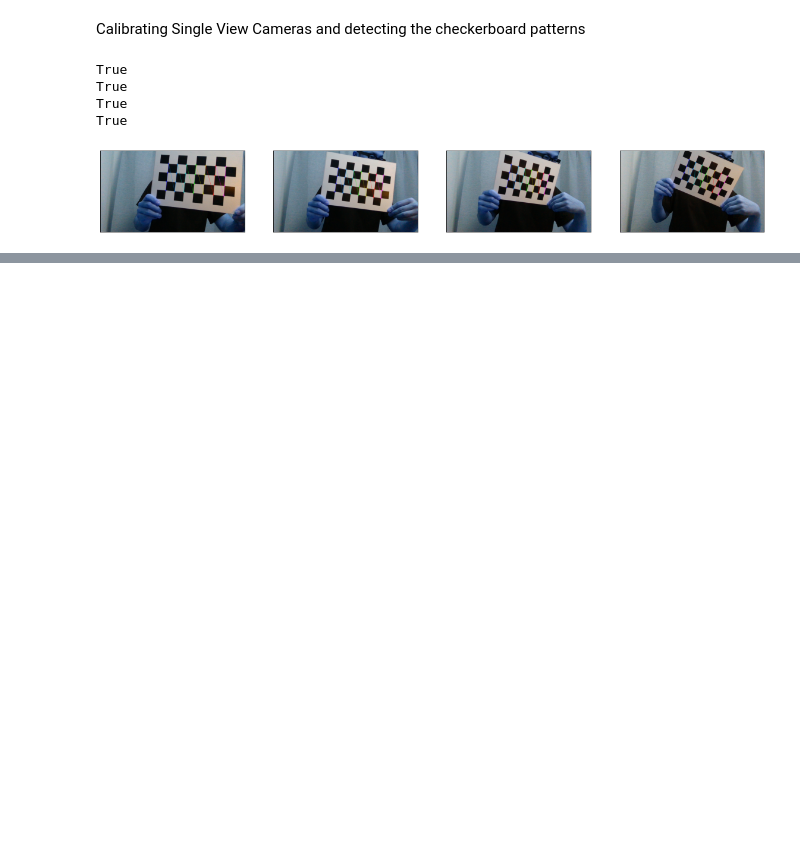
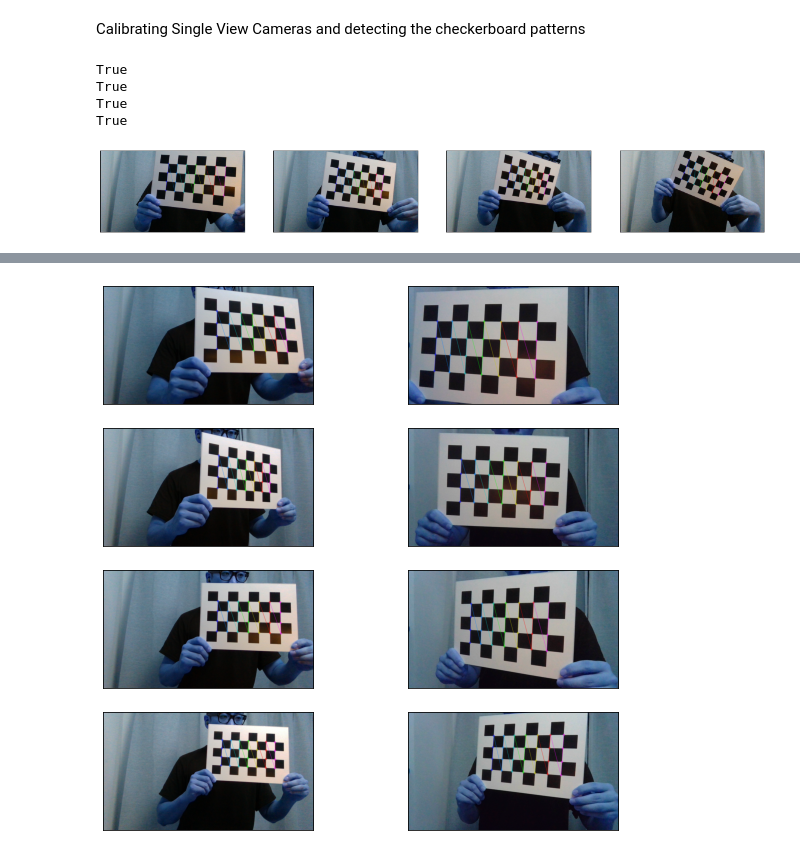
Before and after one commit to mobarakol/computer_vision_tutorial, a Jupyter notebook: Stereo_Camera_Calibration_Triangulation.ipynb, the cells around one changed output, grey strips where cells are left out. Saved outputs shown, nothing was run; the diff lists cells and outputs as text; code cells hidden in the pictures; blank space fills up the shorter version.

```diff
--- a/Stereo_Camera_Calibration_Triangulation.ipynb
+++ b/Stereo_Camera_Calibration_Triangulation.ipynb
@@ -87,0 +217,79 @@ len(images)
+# %%
+def stereo_calibrate(mtx1, dist1, mtx2, dist2, frames_folder):
+    #read the synched frames
+    images_names = glob.glob(frames_folder)
+    images_names = sorted(images_names)
+    c1_images_names = images_names[:len(images_names)//2]
+    c2_images_names = images_names[len(images_names)//2:]
+
+    c1_images = []
+    c2_images = []
+    for im1, im2 in zip(c1_images_names, c2_images_names):
+        _im = cv.imread(im1, 1)
+        c1_images.append(_im)
+
+        _im = cv.imread(im2, 1)
+        c2_images.append(_im)
+
+    #change this if stereo calibration not good.
+    criteria = (cv.TERM_CRITERIA_EPS + cv.TERM_CRITERIA_MAX_ITER, 100, 0.0001)
+
+    rows = 5 #number of checkerboard rows.
+    columns = 8 #number of checkerboard columns.
+    rows = rows - 1 # Number of interior corners along x-axis
+    columns = columns - 1  # Number of interior corners along y-axis
+    world_scaling = 1. #change this to the real world square size. Or not.
+
+    world_scaling = 1. #change this to the real world square size. Or not.
+
+    #coordinates of squares in the checkerboard world space
+    objp = np.zeros((rows*columns,3), np.float32)
+    objp[:,:2] = np.mgrid[0:rows,0:columns].T.reshape(-1,2)
+    objp = world_scaling* objp
+
+    #frame dimensions. Frames should be the same size.
+    width = c1_images[0].shape[1]
+    height = c1_images[0].shape[0]
+
+    #Pixel coordinates of checkerboards
+    imgpoints_left = [] # 2d points in image plane.
+    imgpoints_right = []
+
+    #coordinates of the checkerboard in checkerboard world space.
+    objpoints = [] # 3d point in real world space
+
+    for idx, (frame1, frame2) in enumerate(zip(c1_images, c2_images)):
+        gray1 = cv.cvtColor(frame1, cv.COLOR_BGR2GRAY)
+        gray2 = cv.cvtColor(frame2, cv.COLOR_BGR2GRAY)
+        c_ret1, corners1 = cv.findChessboardCorners(gray1, (rows, columns), None)
+        c_ret2, corners2 = cv.findChessboardCorners(gray2, (rows, columns), None)
+        print(c_ret1)
+        if c_ret1 == True and c_ret2 == True:
+            corners1 = cv.cornerSubPix(gray1, corners1, (11, 11), (-1, -1), criteria)
+            corners2 = cv.cornerSubPix(gray2, corners2, (11, 11), (-1, -1), criteria)
+
+            cv.drawChessboardCorners(frame1, (rows, columns), corners1, c_ret1)
+            ax[idx, 0].imshow(frame1)
+            # cv.imshow('img', frame1)
+
+            cv.drawChessboardCorners(frame2, (rows, columns), corners2, c_ret2)
+            ax[idx, 1].imshow(frame2)
+            # cv.imshow('img2', frame2)
+            # k = cv.waitKey(500)
+
+            objpoints.append(objp)
+            imgpoints_left.append(corners1)
+            imgpoints_right.append(corners2)
+
+    stereocalibration_flags = cv.CALIB_FIX_INTRINSIC
+    ret, CM1, dist1, CM2, dist2, R, T, E, F = cv.stereoCalibrate(objpoints, imgpoints_left, imgpoints_right, mtx1, dist1,
+                                                                 mtx2, dist2, (width, height), criteria = criteria, flags = stereocalibration_flags)
+
+    print(ret)
+    return R, T
+
+num_img = 2
+fig, ax = plt.subplots(4, num_img, figsize=(5*num_img,10), subplot_kw=dict(xticks=[],yticks=[]))
+
+R, T = stereo_calibrate(mtx1, dist1, mtx2, dist2, 'synched/*')
+# %% [output]
@@ -87,0 +301 @@ len(images)
+[figure, added]
```
Also changed, not shown: parts of 14 cells of this notebook.
